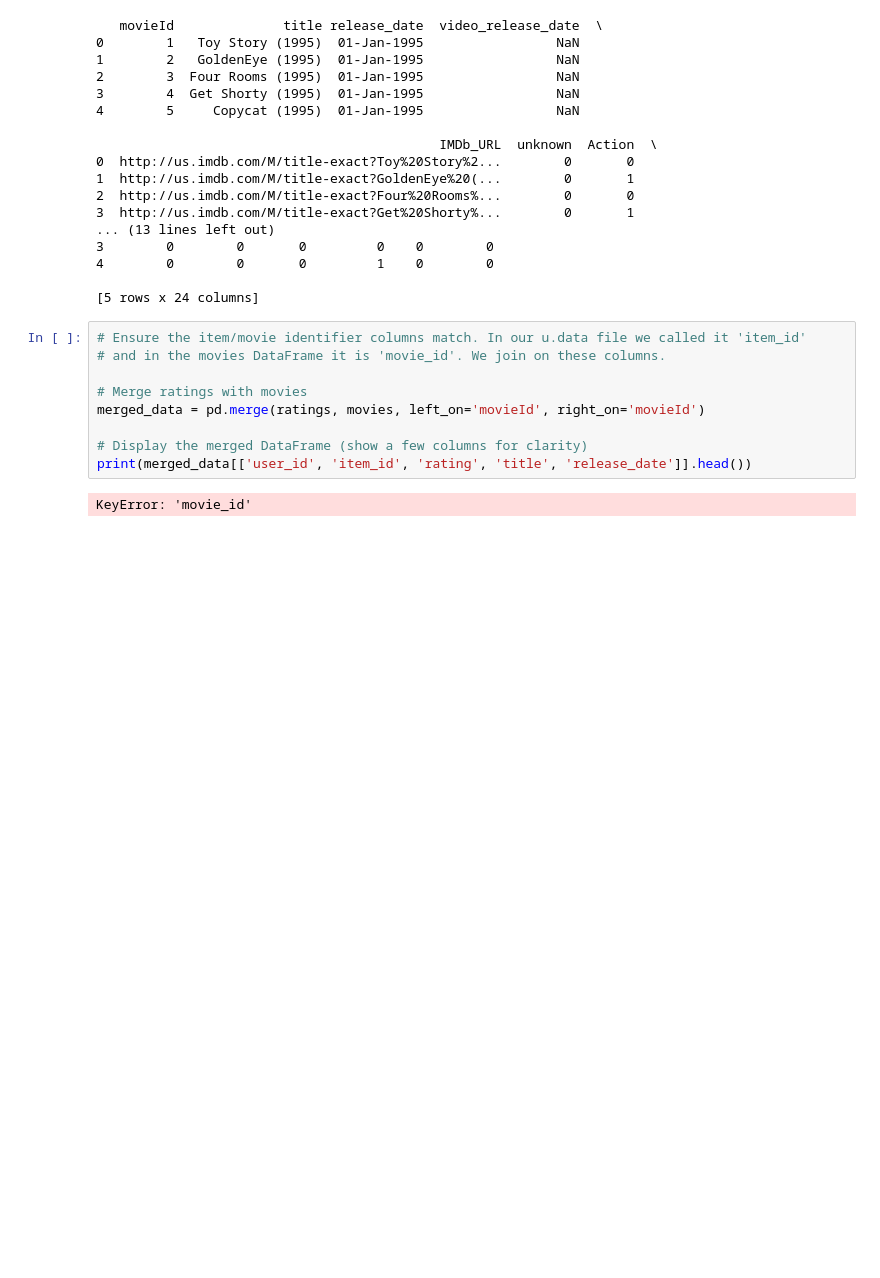
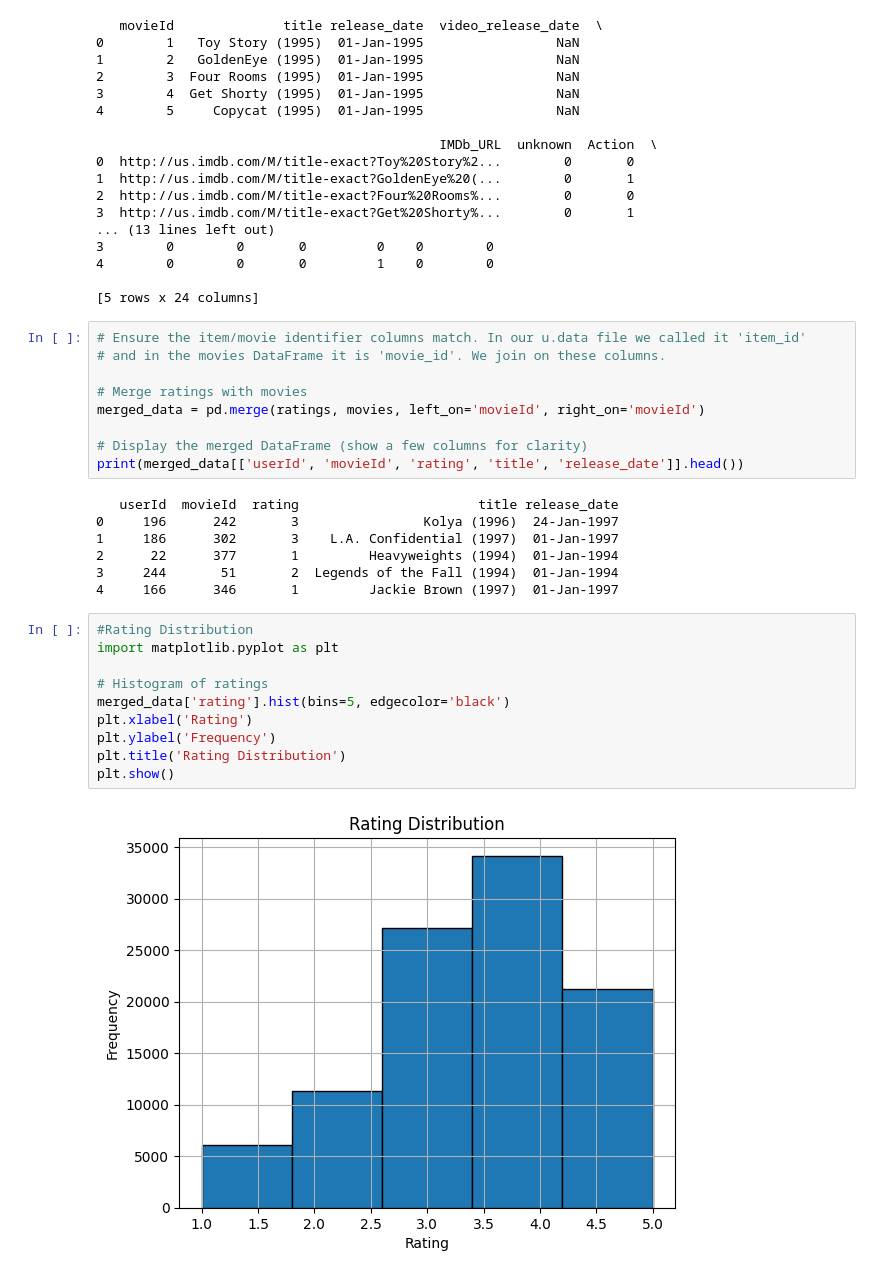
Before and after one commit to LgnOmar/Graduation-Project-Lic-PFE, a Jupyter notebook: Recommendation System/recommendation_practice.ipynb, the cells around one changed output. Saved outputs shown, nothing was run; the diff lists cells and outputs as text; blank space fills up the shorter version.

```diff
--- a/Recommendation System/recommendation_practice.ipynb
+++ b/Recommendation System/recommendation_practice.ipynb
@@ -55,6 +55,23 @@ print(movies.head())
 merged_data = pd.merge(ratings, movies, left_on='movieId', right_on='movieId')
 
 # Display the merged DataFrame (show a few columns for clarity)
-print(merged_data[['user_id', 'item_id', 'rating', 'title', 'release_date']].head())
+print(merged_data[['userId', 'movieId', 'rating', 'title', 'release_date']].head())
 # %% [output]
-KeyError: 'movie_id'
+   userId  movieId  rating                       title release_date
+0     196      242       3                Kolya (1996)  24-Jan-1997
+1     186      302       3    L.A. Confidential (1997)  01-Jan-1997
+2      22      377       1         Heavyweights (1994)  01-Jan-1994
+3     244       51       2  Legends of the Fall (1994)  01-Jan-1994
+4     166      346       1         Jackie Brown (1997)  01-Jan-1997
+# %%
+#Rating Distribution
+import matplotlib.pyplot as plt
+
+# Histogram of ratings
+merged_data['rating'].hist(bins=5, edgecolor='black')
+plt.xlabel('Rating')
+plt.ylabel('Frequency')
+plt.title('Rating Distribution')
+plt.show()
+# %% [output]
+[figure, added]
```
Also changed, not shown: parts of 7 cells of this notebook.
